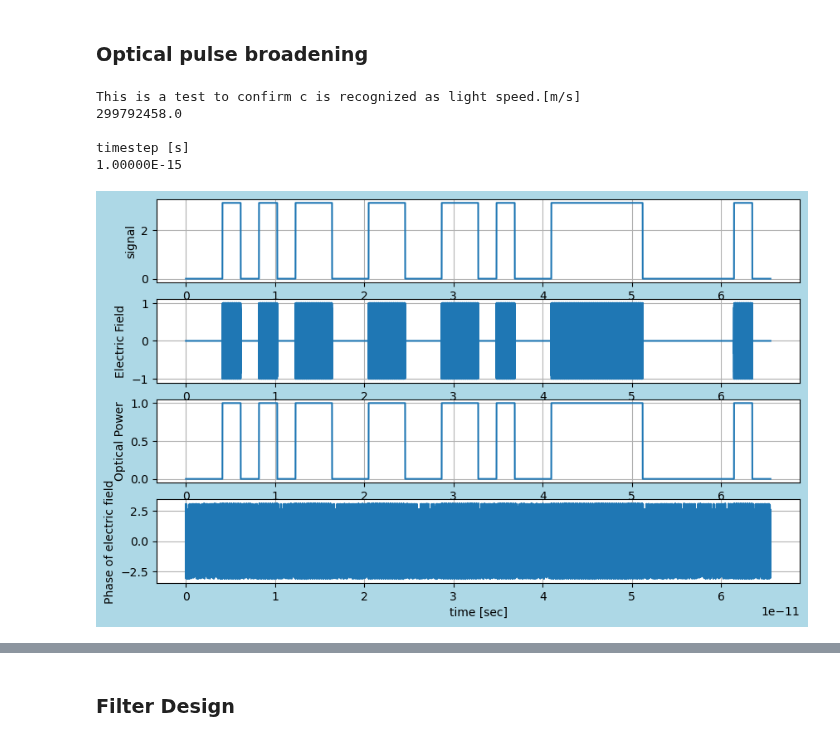
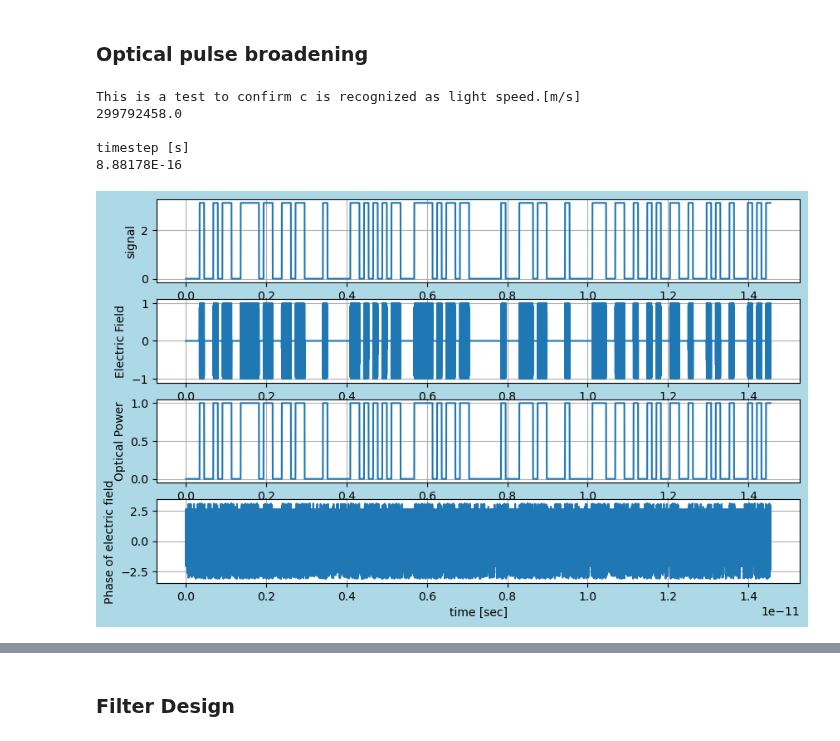
Before and after one commit to tacticstactics/Optical-pulse-broadening, a Jupyter notebook: optical_pulse_broadening_in_optical_filter.ipynb, the cells around one changed output, grey strips where cells are left out. Drawn from its saved outputs; the diff is of its cells as text; code cells hidden in the pictures.

```diff
--- a/optical_pulse_broadening_in_optical_filter.ipynb
+++ b/optical_pulse_broadening_in_optical_filter.ipynb
@@ -11,8 +11,12 @@ from scipy.signal import butter, lfilter, freqz
 import mach_zender_interferometer_time_def
 from prbs_def import prbs_1, prbs_2
 
-samplerate = 2 **16 # Number of Points
-timestep = 1e-15 #[s]
+
+#[points]
+samplerate = 2 **14 # 2 **14  16384
+
+#[s]
+timestep = 1/(2 ** 50) # 1/(2**50) = 8.88e-16
 
 print("This is a test to confirm c is recognized as light speed.[m/s]")
 print(c)
@@ -27,7 +31,7 @@ tcol = np.linspace(0.0, timestep * samplerate, samplerate, endpoint=False)
 wl1 = 1550e-9
 lightfreq1 = c / wl1
 
-numberofpointspersymbol = 32
+numberofpointspersymbol = 128
 
 signalcol =prbs_2(samplerate, numberofpointspersymbol) + 0.5*np.pi
 
@@ -100,35 +104,35 @@ fig = plt.figure(figsize = (10,6), facecolor='lightblue')
 ax1 = fig.add_subplot(4, 1, 1)
 ax2 = fig.add_subplot(4, 1, 2)
 ax3 = fig.add_subplot(4, 1, 3)
 ax4 = fig.add_subplot(4, 1, 4)
 
 ax1.plot(tcol,signalcol)
 ax1.set_ylabel("signal")
 ax1.grid()
 
 #2 Electric Field
 ax2.plot(tcol,np.real(Port1_1_EFcol),'-')
 ax2.set_ylabel("Electric Field")
 ax2.grid()
 
 # Power
 ax3.plot(tcol,P1_powercol)
 ax3.set_ylabel("Optical Power")
 ax3.grid()
 
 ax4.plot(tcol,P1_phasecol)
 ax4.set_xlabel("time [sec]")
 ax4.set_ylabel("Phase of electric field")
 ax4.grid()
 
 plt.show()
 # %% [output]
 This is a test to confirm c is recognized as light speed.[m/s]
 299792458.0
 
 timestep [s]
-1.00000E-15
+8.88178E-16
-[figure, old version]
+[figure, new version]
 # %%
 
 N = 2* samplerate
```
Also changed, not shown: parts of 2 cells of this notebook.
